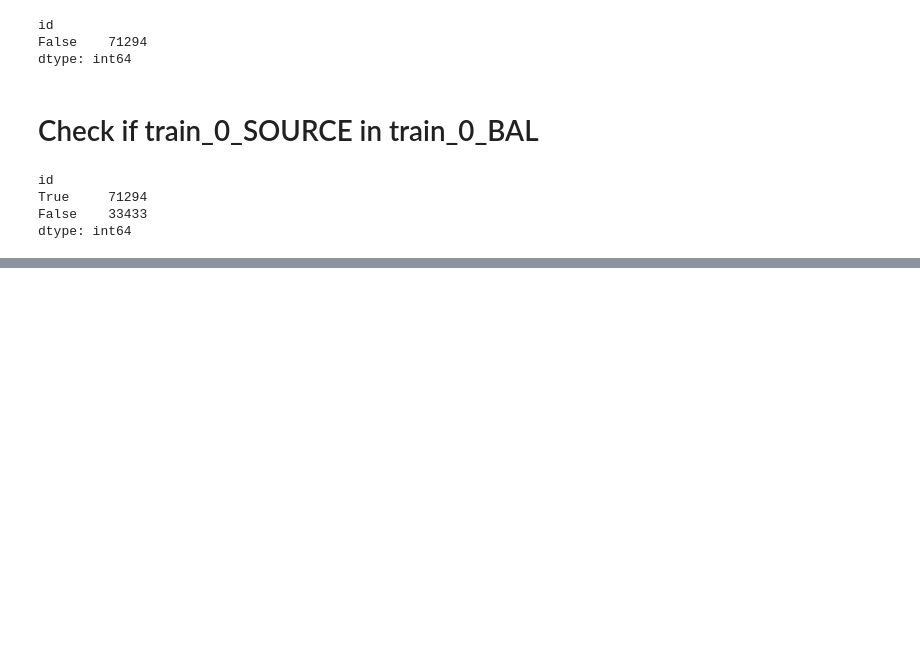
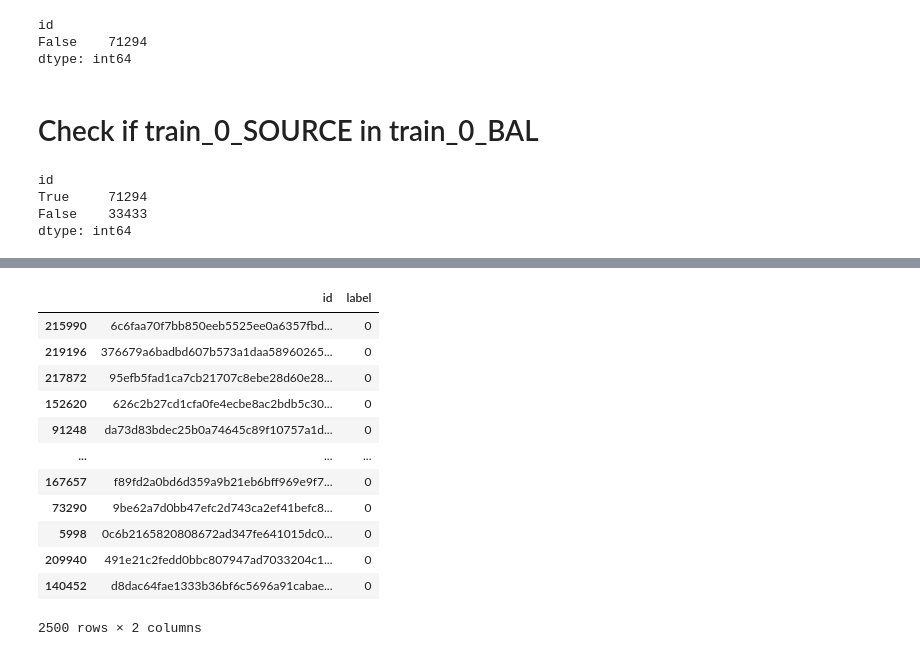
Before and after one commit to GuillaumeRib/project-cancer-detection, a Jupyter notebook: notebooks/GuiRib TEST set code.ipynb, the cells around one changed output, grey strips where cells are left out. Cells and saved outputs as stored; diff of their text form; code cells hidden in the pictures; blank space fills up the shorter version.

```diff
--- a/notebooks/GuiRib TEST set code.ipynb
+++ b/notebooks/GuiRib TEST set code.ipynb
@@ -246,0 +354,16 @@ dtype: int64
+# %%
+train_label_0_bal_5k
+# %% [output]
+|  | id | label |
+| 215990 | 6c6faa70f7bb850eeb5525ee0a6357fbd... | 0 |
+| 219196 | 376679a6badbd607b573a1daa58960265... | 0 |
+| 217872 | 95efb5fad1ca7cb21707c8ebe28d60e28... | 0 |
+| 152620 | 626c2b27cd1cfa0fe4ecbe8ac2bdb5c30... | 0 |
+| 91248 | da73d83bdec25b0a74645c89f10757a1d... | 0 |
+| ... | ... | ... |
+| 167657 | f89fd2a0bd6d359a9b21eb6bff969e9f7... | 0 |
+| 73290 | 9be62a7d0bb47efc2d743ca2ef41befc8... | 0 |
+| 5998 | 0c6b2165820808672ad347fe641015dc0... | 0 |
+| 209940 | 491e21c2fedd0bbc807947ad7033204c1... | 0 |
+| 140452 | d8dac64fae1333b36bf6c5696a91cabae... | 0 |
+2500 rows × 2 columns
```
Also changed, not shown: parts of 39 cells of this notebook, 2 other files.
